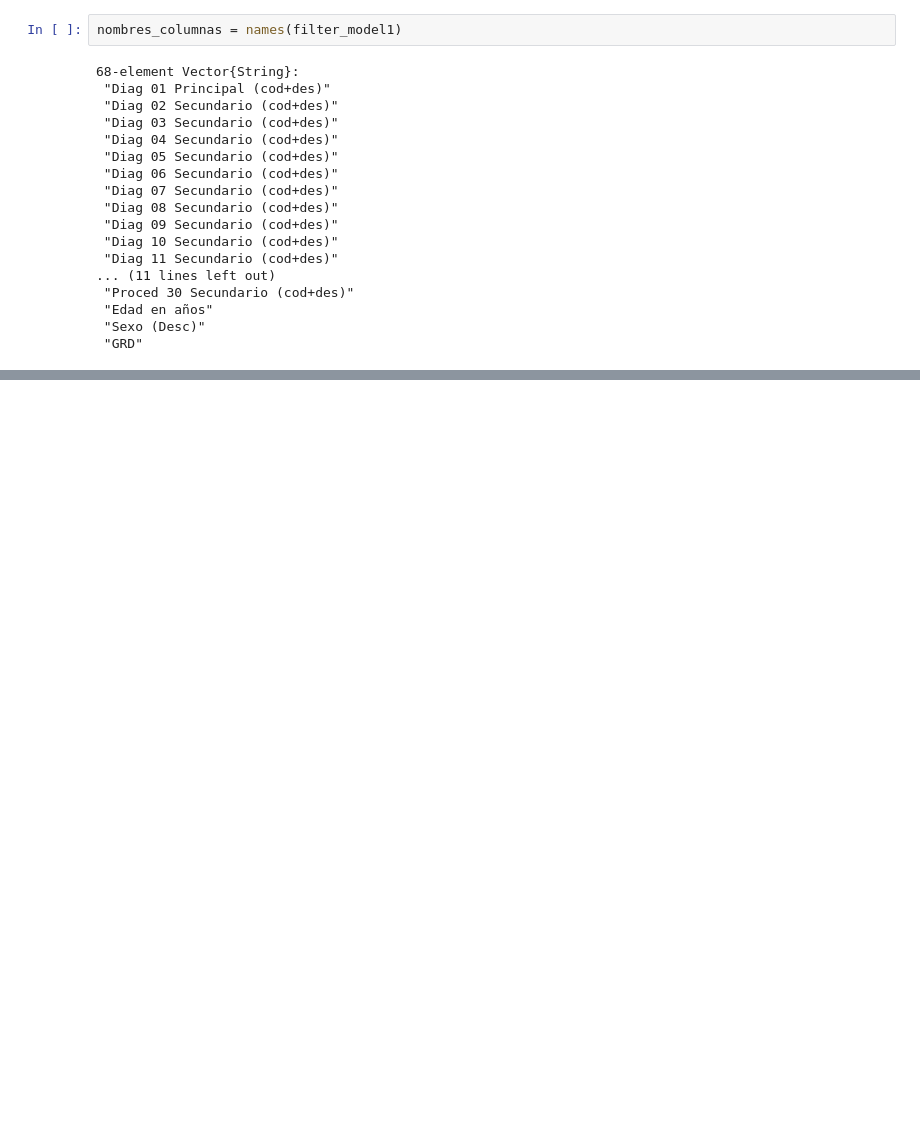
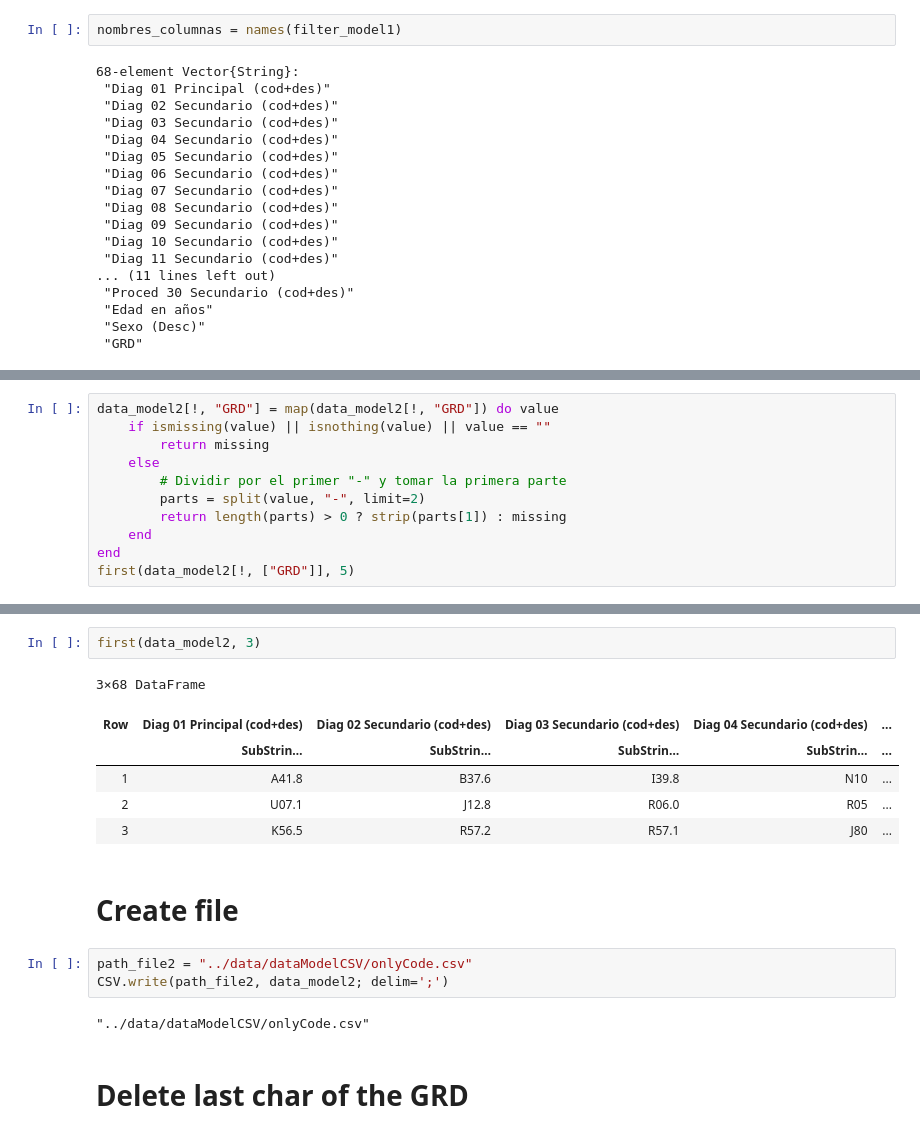
Before and after one commit to Coragg/GRDprediction, a Jupyter notebook: julia/CSV_new.ipynb, the cells around one changed output, grey strips where cells are left out. Saved outputs shown, nothing was run; the diff lists cells and outputs as text; blank space fills up the shorter version.

```diff
--- a/julia/CSV_new.ipynb
+++ b/julia/CSV_new.ipynb
@@ -63,0 +241,11 @@ first(filter_model1, 3)
+# %%
+data_model2[!, "GRD"] = map(data_model2[!, "GRD"]) do value
+    if ismissing(value) || isnothing(value) || value == ""
+        return missing
+    else
+        # Dividir por el primer "-" y tomar la primera parte
+        parts = split(value, "-", limit=2)
+        return length(parts) > 0 ? strip(parts[1]) : missing
+    end
+end
+first(data_model2[!, ["GRD"]], 5)
@@ -63,0 +261,18 @@ first(filter_model1, 3)
+# %%
+first(data_model2, 3)
+# %% [output]
+3×68 DataFrame
+| Row | Diag 01 Principal (cod+des) | Diag 02 Secundario (cod+des) | Diag 03 Secundario (cod+des) | Diag 04 Secundario (cod+des) | ... |
+|  | SubStrin… | SubStrin… | SubStrin… | SubStrin… | ... |
+| 1 | A41.8 | B37.6 | I39.8 | N10 | ... |
+| 2 | U07.1 | J12.8 | R06.0 | R05 | ... |
+| 3 | K56.5 | R57.2 | R57.1 | J80 | ... |
+# %% [markdown]
+# Create file
+# %%
+path_file2 = "../data/dataModelCSV/onlyCode.csv"
+CSV.write(path_file2, data_model2; delim=';')
+# %% [output]
+"../data/dataModelCSV/onlyCode.csv"
+# %% [markdown]
+# Delete last char of the GRD
```
Also changed, not shown: parts of 19 cells of this notebook, 3 other files.
